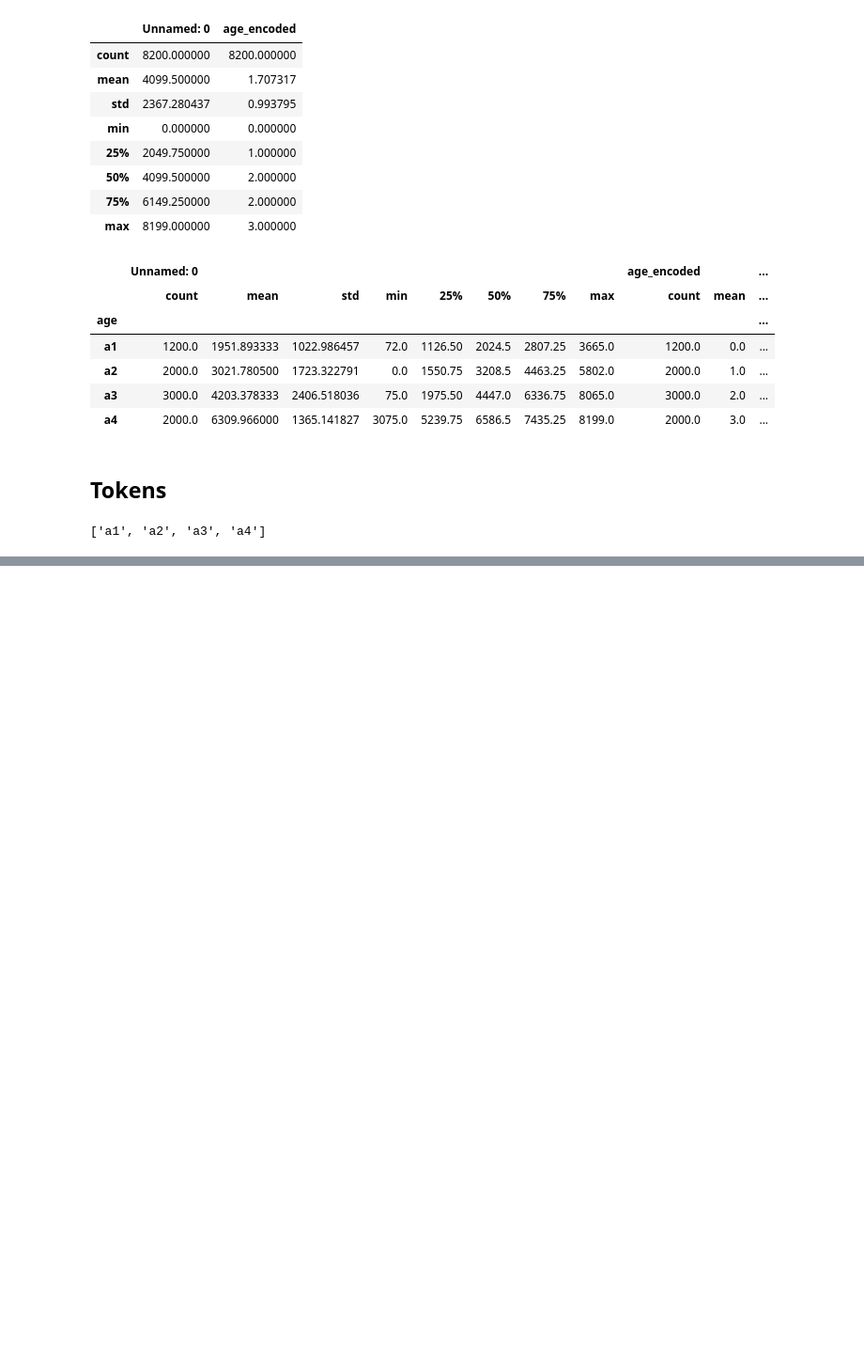
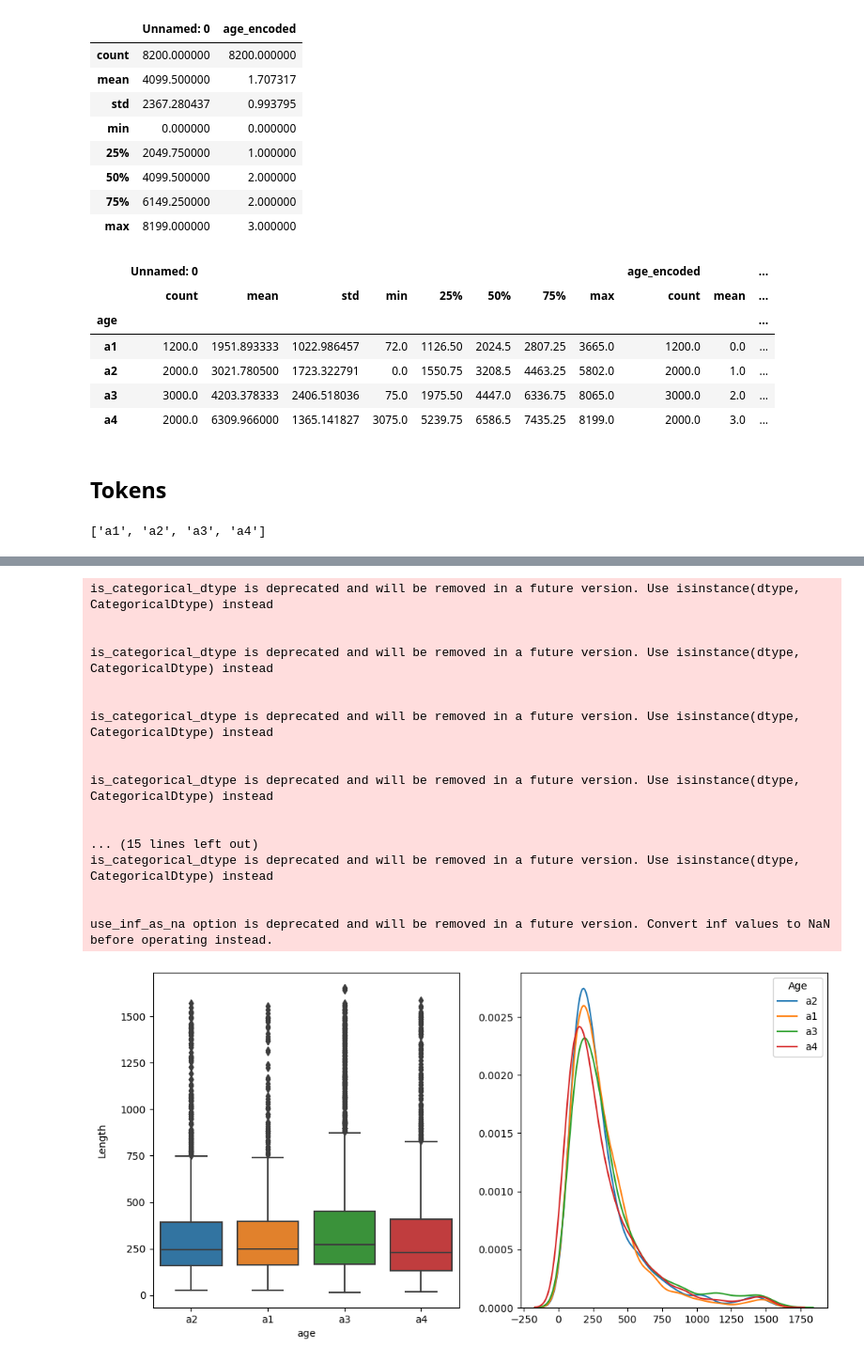
Before and after one commit to felmateos/age-group-classifier, a Jupyter notebook: analysis/NEexploratory_analysis.ipynb, the cells around one changed output, grey strips where cells are left out. Shown at 94% size. Drawn from its saved outputs; the diff is of its cells as text; code cells hidden in the pictures; blank space fills up the shorter version.

```diff
--- a/analysis/NEexploratory_analysis.ipynb
+++ b/analysis/NEexploratory_analysis.ipynb
@@ -59,3 +59,6 @@ for cl in ages:
 
     util.plot_text_distribution(TopWords['Term'], TopWords['Frequency'],
                     'reds', 'Top 10 Palavras recorrentes ' + cl, 'Text', 'Number of Texts')
+# %%
+df_analysis = df[['lemma', 'age']]
+df_analysis
@@ -61,0 +81,5 @@ for cl in ages:
+# %%
+df_analysis['Length'] = df_analysis['lemma'].str.len()
+df_analysis['word_count'] = df_analysis['lemma'].apply(lambda x: len(x.split()))
+df_analysis['mean_word_length'] = df_analysis['lemma'].map(lambda rev: np.mean([len(word) for word in rev.split()]))
+df_analysis['mean_sent_length'] = df_analysis['lemma'].map(lambda rev: np.mean([len(sent) for sent in tokenize.sent_tokenize(rev)]))
@@ -61,0 +121,40 @@ for cl in ages:
+# %%
+def visualize(col):
+    plt.figure(figsize=(12, 6))
+
+    plt.subplot(1, 2, 1)
+    sns.boxplot(x='age', y=col, data=df_analysis)
+    plt.ylabel(col, labelpad=12.5)
+
+    plt.subplot(1, 2, 2)
+    for age_group in df_analysis['age'].unique():
+        sns.kdeplot(df_analysis[df_analysis['age'] == age_group][col], label=str(age_group))
+
+    plt.xlabel('')
+    plt.ylabel('')
+    plt.legend(title='Age')
+
+    plt.show()
+# %%
+for col in range(2, df_analysis.shape[1]):
+    feature = df_analysis.columns[col]
+    visualize(feature)
+# %% [output]
+is_categorical_dtype is deprecated and will be removed in a future version. Use isinstance(dtype, CategoricalDtype) instead
+
+
+is_categorical_dtype is deprecated and will be removed in a future version. Use isinstance(dtype, CategoricalDtype) instead
+
+
+is_categorical_dtype is deprecated and will be removed in a future version. Use isinstance(dtype, CategoricalDtype) instead
+
+
+is_categorical_dtype is deprecated and will be removed in a future version. Use isinstance(dtype, CategoricalDtype) instead
+
+
+... (15 lines left out)
+is_categorical_dtype is deprecated and will be removed in a future version. Use isinstance(dtype, CategoricalDtype) instead
+
+
+use_inf_as_na option is deprecated and will be removed in a future version. Convert inf values to NaN before operating instead.
+[figure, added]
```
Also changed, not shown: parts of 5 cells of this notebook, 1 other file.
